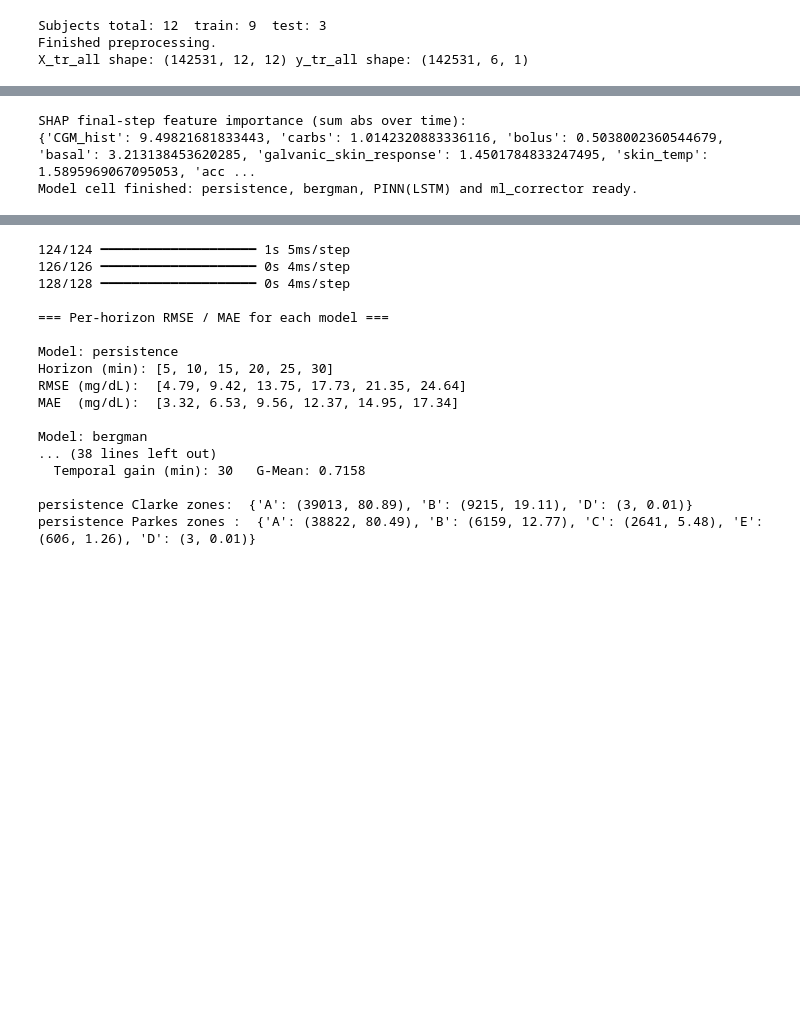
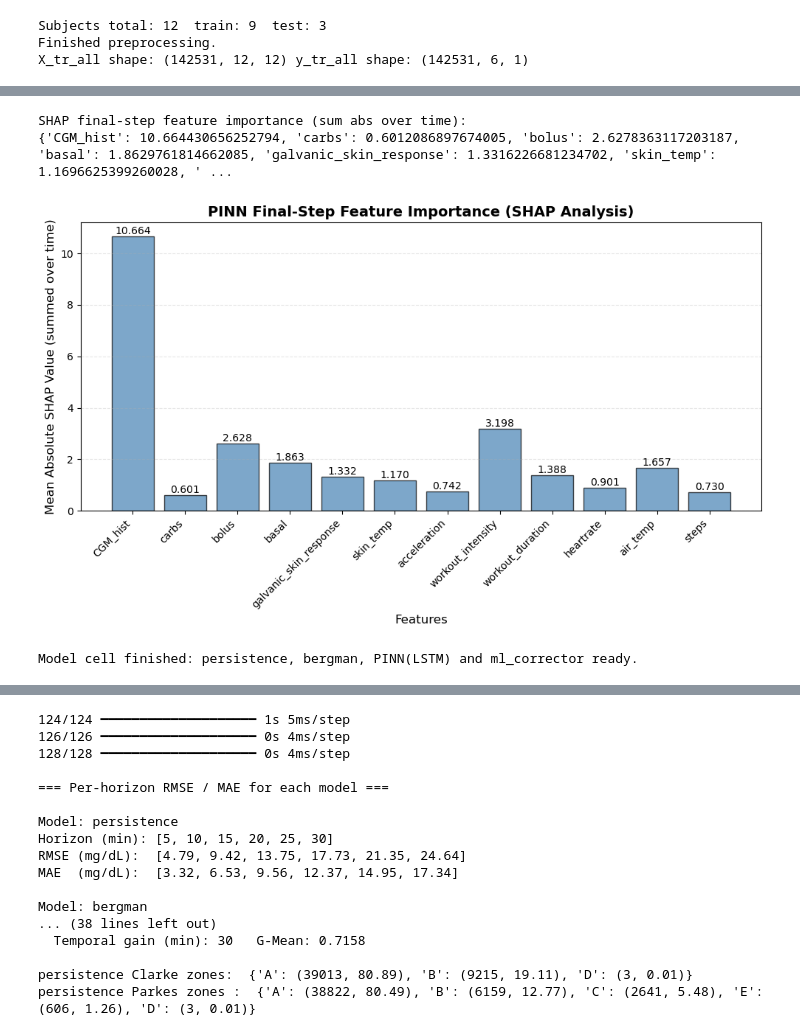
Before and after one commit to mohamesb/BG-Forecasting, a Jupyter notebook: Notebooks/30-minutes/PINN.ipynb, the cells around one changed output, grey strips where cells are left out. Saved outputs shown, nothing was run; the diff lists cells and outputs as text; code cells hidden in the pictures; blank space fills up the shorter version.

Commit message:
Updated notebook and added PINN.

```diff
--- a/Notebooks/30-minutes/PINN.ipynb
+++ b/Notebooks/30-minutes/PINN.ipynb
@@ -391,14 +391,15 @@ import subprocess, sys
 # install shap for feature importance test
 subprocess.check_call([sys.executable, "-m", "pip", "install", "shap"], stdout=subprocess.DEVNULL)
 import shap
+import matplotlib.pyplot as plt
 
 # ---------------------------
 # Quick config (change here)
 # ---------------------------
-EPOCHS_BERGMAN = 3
+EPOCHS_BERGMAN = 10
 EPOCHS_LSTM = 30
 EPOCHS_PINN = 30
-BATCH = 64
+BATCH = 16
 LR = 1e-3
 LAMBDA_PHYS = 1.0   # weight for the physics loss in PINN
 LEARN_BERGMAN_DURING_PINN = True  # continue to adapt bergman params within PINN
@@ -879,16 +880,39 @@ if X_tr_all.shape[0] > 0:
         shap_feature_scores[nm] = float(feature_time_sum[i])
     print("SHAP final-step feature importance (sum abs over time):")
     print(shap_feature_scores)
+
+    # Create bar plot for SHAP feature importance
+    features = list(shap_feature_scores.keys())
+    scores = list(shap_feature_scores.values())
+
+    plt.figure(figsize=(10, 6))
+    bars = plt.bar(features, scores, color='steelblue', edgecolor='black', alpha=0.7)
+    plt.xlabel('Features', fontsize=12)
+    plt.ylabel('Mean Absolute SHAP Value (summed over time)', fontsize=12)
+    plt.title('PINN Final-Step Feature Importance (SHAP Analysis)', fontsize=14, fontweight='bold')
+    plt.xticks(rotation=45, ha='right')
+    plt.grid(axis='y', alpha=0.3, linestyle='--')
+
+    # Add value labels on top of bars
+    for bar in bars:
+        height = bar.get_height()
+        plt.text(bar.get_x() + bar.get_width()/2., height,
+                f'{height:.3f}',
+                ha='center', va='bottom', fontsize=10)
+
+    plt.tight_layout()
+    plt.show()
 else:
     print("No training data for SHAP analysis.")
+
 
 # ---------------------------
 # Export objects expected by evaluation cell
 # ---------------------------
-persistence_model = {'predict': persistence_predict_for_subject}
-bergman_model = {'params': bergman_params, 'predict': lambda sid: bergman_predict_for_subject(sid)}
-lstm_predict_on_subject = pinn_predict_on_subject
-model_corr = model_corr  # the residual corrector trained earlier
+#persistence_model = {'predict': persistence_predict_for_subject}
+#bergman_model = {'params': bergman_params, 'predict': lambda sid: bergman_predict_for_subject(sid)}
+#lstm_predict_on_subject = pinn_predict_on_subject
+#model_corr = model_corr  # the residual corrector trained earlier
 
 print("Model cell finished: persistence, bergman, PINN(LSTM) and ml_corrector ready.")
 # %% [output]
@@ -912,3 +936,4 @@ Updated bergman_params from PINN: (0.0076789348386228085, -0.12612284719944, -0.
 SHAP final-step feature importance (sum abs over time):
-{'CGM_hist': 9.49821681833443, 'carbs': 1.0142320883336116, 'bolus': 0.5038002360544679, 'basal': 3.213138453620285, 'galvanic_skin_response': 1.4501784833247495, 'skin_temp': 1.5895969067095053, 'acc ...
-Model cell finished: persistence, bergman, PINN(LSTM) and ml_corrector ready.
+{'CGM_hist': 10.664430656252794, 'carbs': 0.6012086897674005, 'bolus': 2.6278363117203187, 'basal': 1.8629761814662085, 'galvanic_skin_response': 1.3316226681234702, 'skin_temp': 1.1696625399260028, ' ...
+[figure, added]
+Model cell finished: persistence, bergman, PINN(LSTM) and ml_corrector ready.
```
Also changed, not shown: parts of 2 cells of this notebook, 2 other files.
